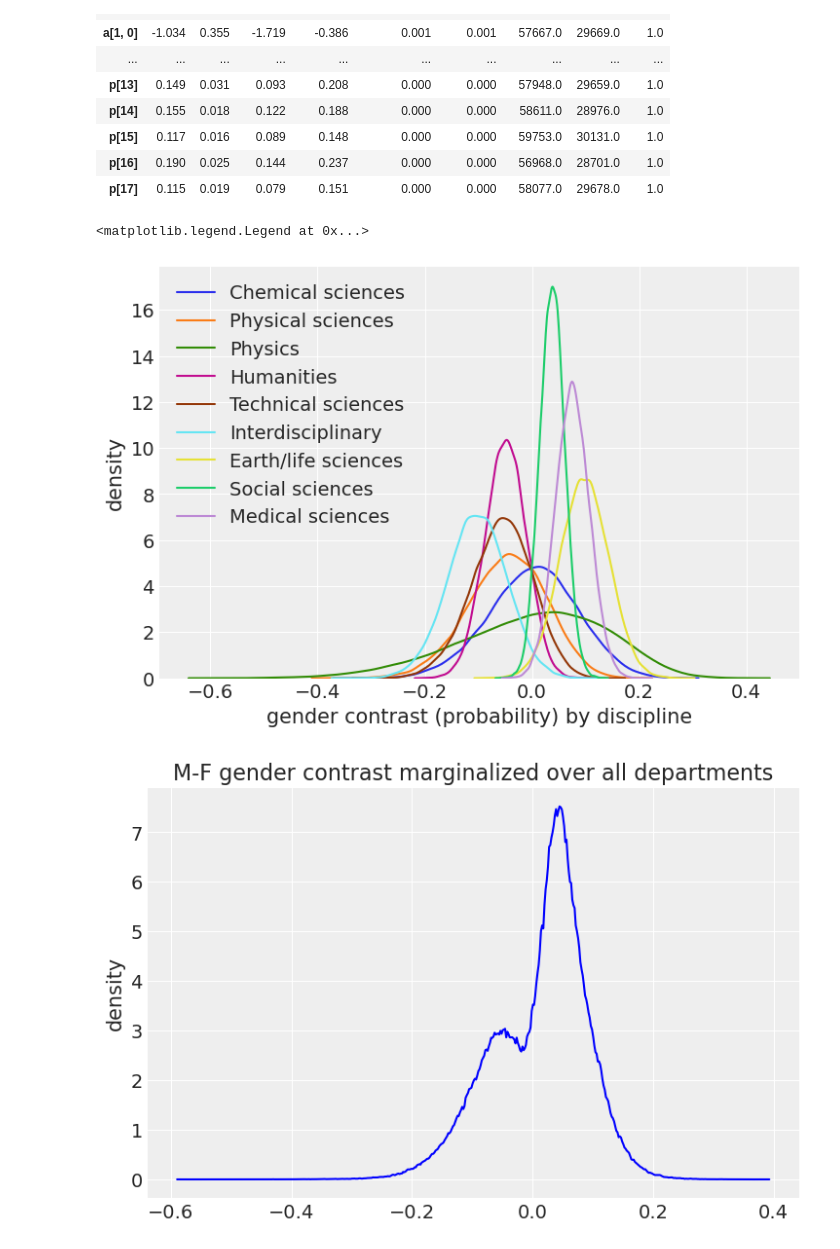
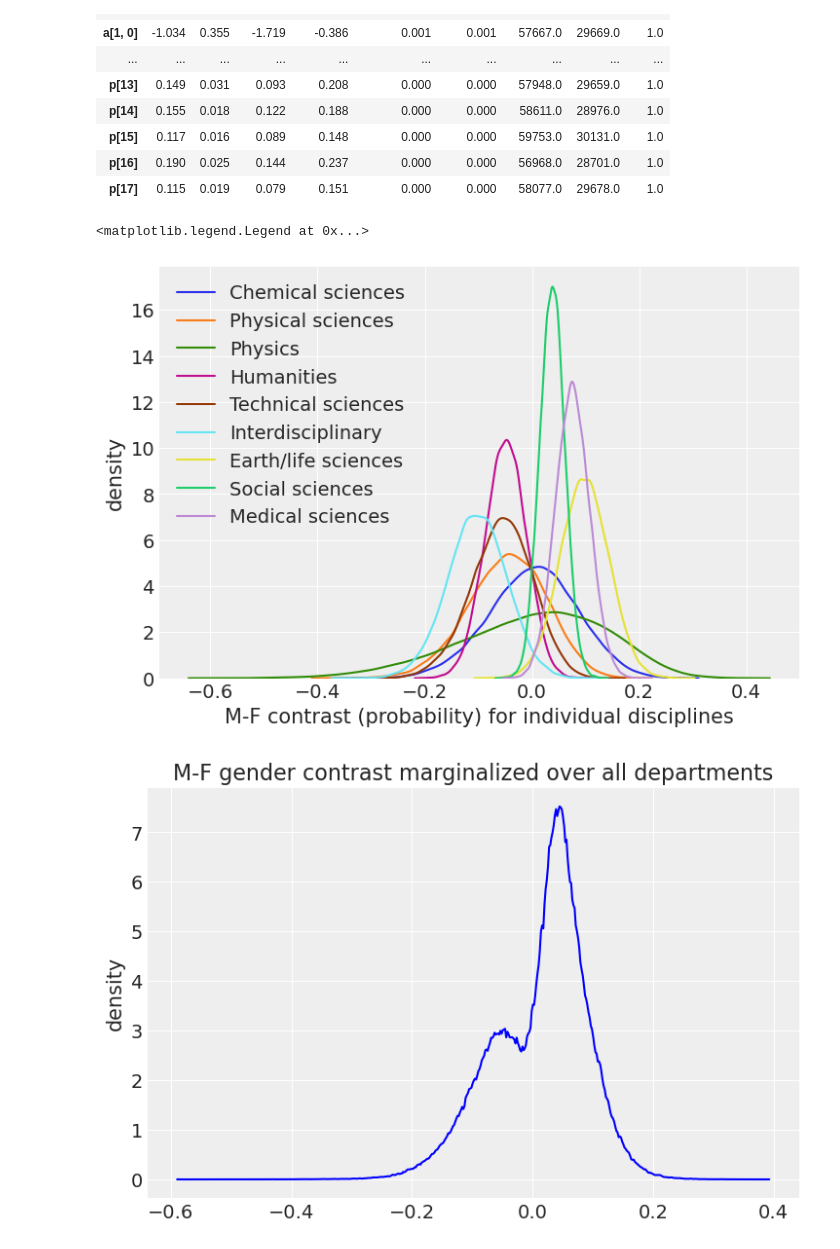
Before and after one commit to fhte2/statistical-rethinking, a Jupyter notebook: Week_5_exercises.ipynb, the cells around one changed output. Cells and saved outputs as stored; diff of their text form; code cells hidden in the pictures.

```diff
--- a/Week_5_exercises.ipynb
+++ b/Week_5_exercises.ipynb
@@ -358,16 +358,16 @@ for i in range(len(discipline_idx)):
     results[i] = logistic(trace_5_4["a"][:,0][:,i])  - logistic(trace_5_4["a"][:,1][:,i])
 # %%
 fig, ax = plt.subplots()
-ax.set_xlabel('gender contrast (probability) by discipline')
+ax.set_xlabel('M-F contrast (probability) for individual disciplines')
 ax.set_ylabel('density')
 
 for i in range(len(discipline_idx)):
     sns.kdeplot(results[i], ax=ax)
 
 ax.legend(labels=discipline_idx)
 # %% [output]
 <matplotlib.legend.Legend at 0x...>
-[figure, old version]
+[figure, new version]
 # %%
 #averaging over the differences using simulation
 
```
